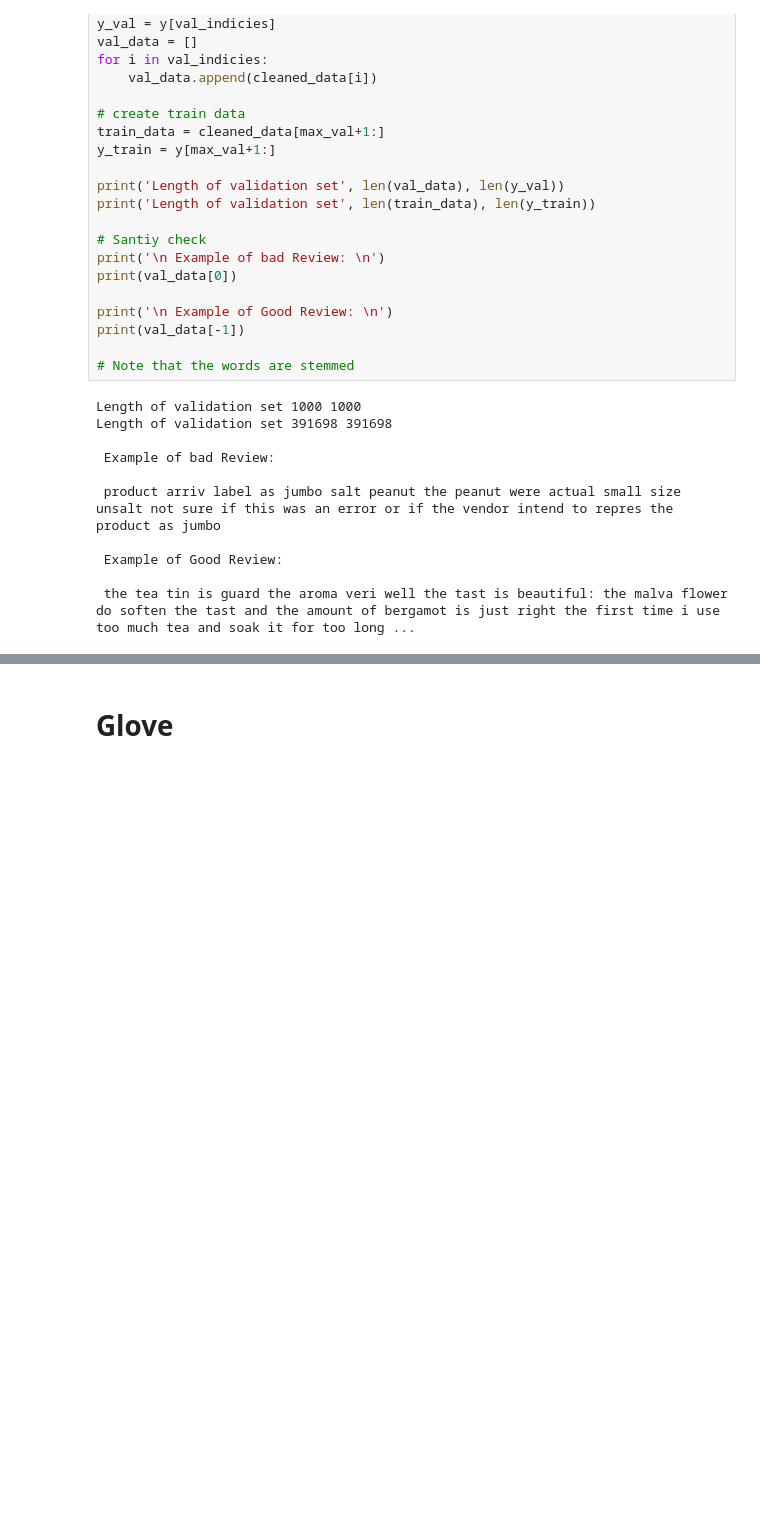
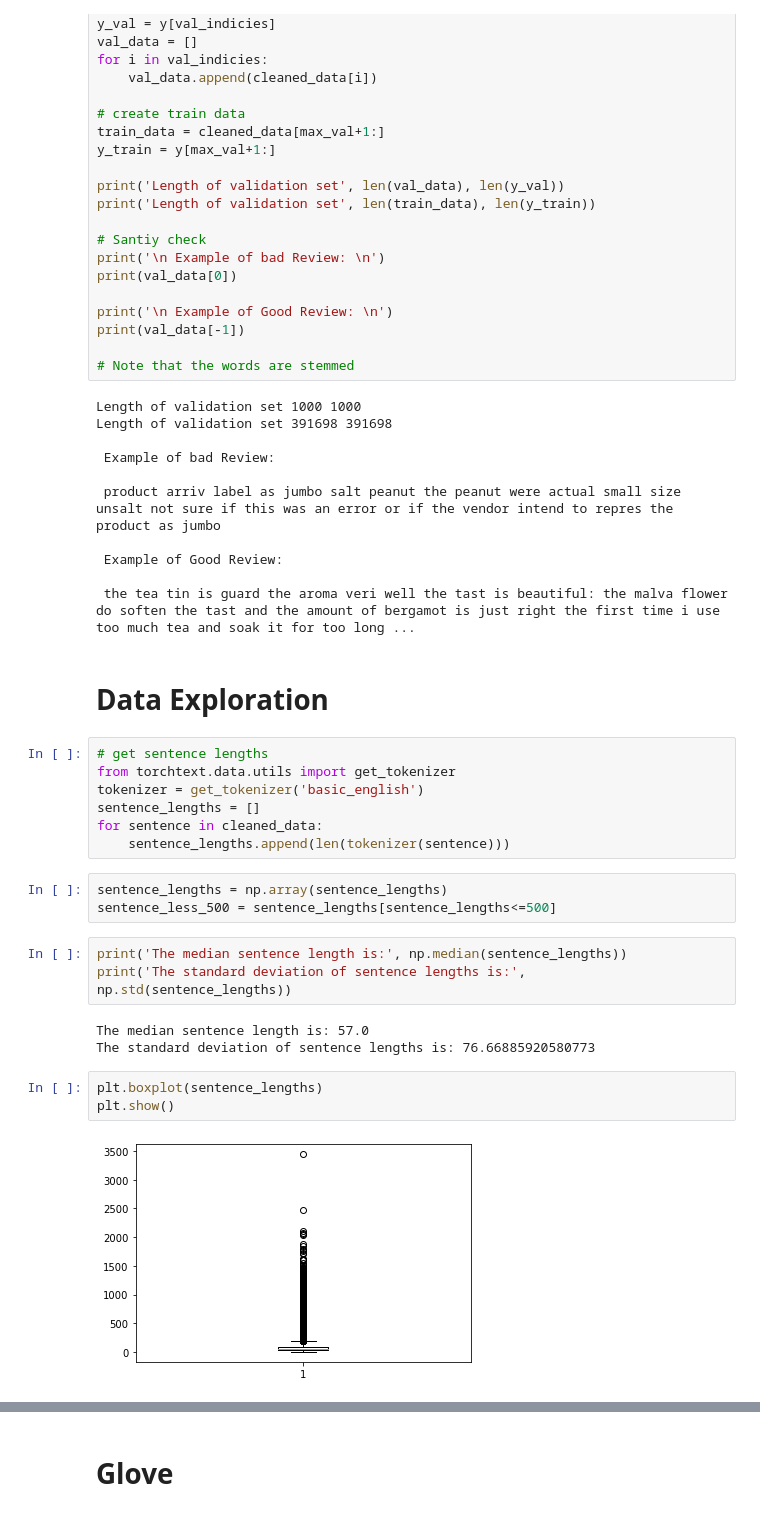
Before and after one commit to sevdari/ML_Project_CIS419, a Jupyter notebook: lstm.ipynb, the cells around one changed output, grey strips where cells are left out. Drawn from its saved outputs; the diff is of its cells as text; blank space fills up the shorter version.

```diff
--- a/lstm.ipynb
+++ b/lstm.ipynb
@@ -154,3 +154,26 @@ Length of validation set 391698 391698
  Example of Good Review:
 
  the tea tin is guard the aroma veri well the tast is beautiful: the malva flower do soften the tast and the amount of bergamot is just right the first time i use too much tea and soak it for too long ...
+# %% [markdown]
+# Data Exploration
+# %%
+# get sentence lengths
+from torchtext.data.utils import get_tokenizer
+tokenizer = get_tokenizer('basic_english')
+sentence_lengths = []
+for sentence in cleaned_data:
+    sentence_lengths.append(len(tokenizer(sentence)))
+# %%
+sentence_lengths = np.array(sentence_lengths)
+sentence_less_500 = sentence_lengths[sentence_lengths<=500]
+# %%
+print('The median sentence length is:', np.median(sentence_lengths))
+print('The standard deviation of sentence lengths is:', np.std(sentence_lengths))
+# %% [output]
+The median sentence length is: 57.0
+The standard deviation of sentence lengths is: 76.66885920580773
+# %%
+plt.boxplot(sentence_lengths)
+plt.show()
+# %% [output]
+[figure, added]
```
Also changed, not shown: parts of 18 cells of this notebook.
